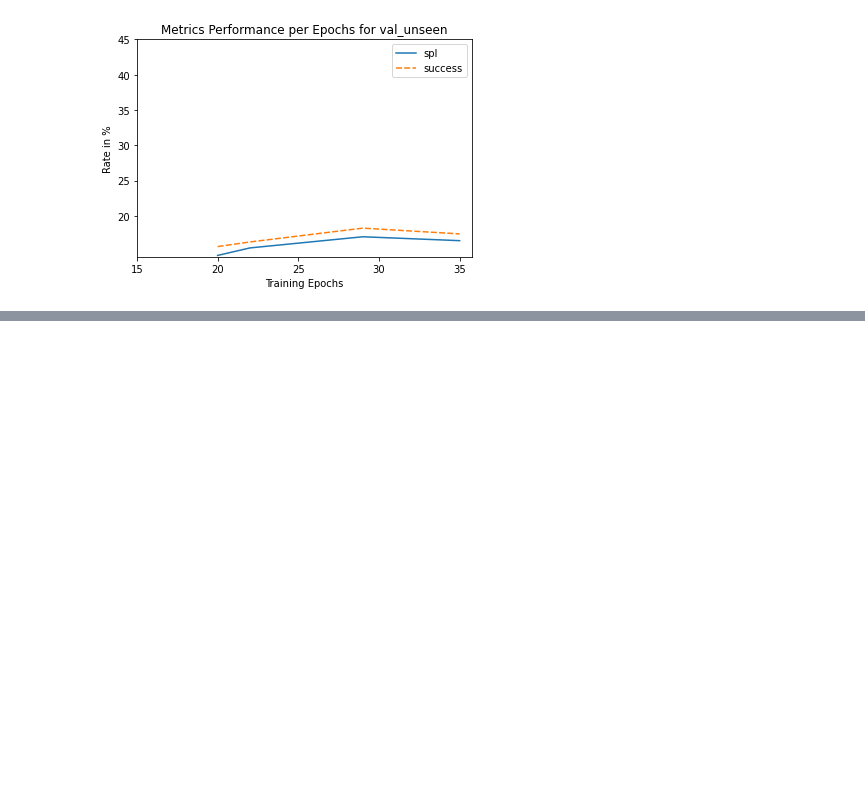
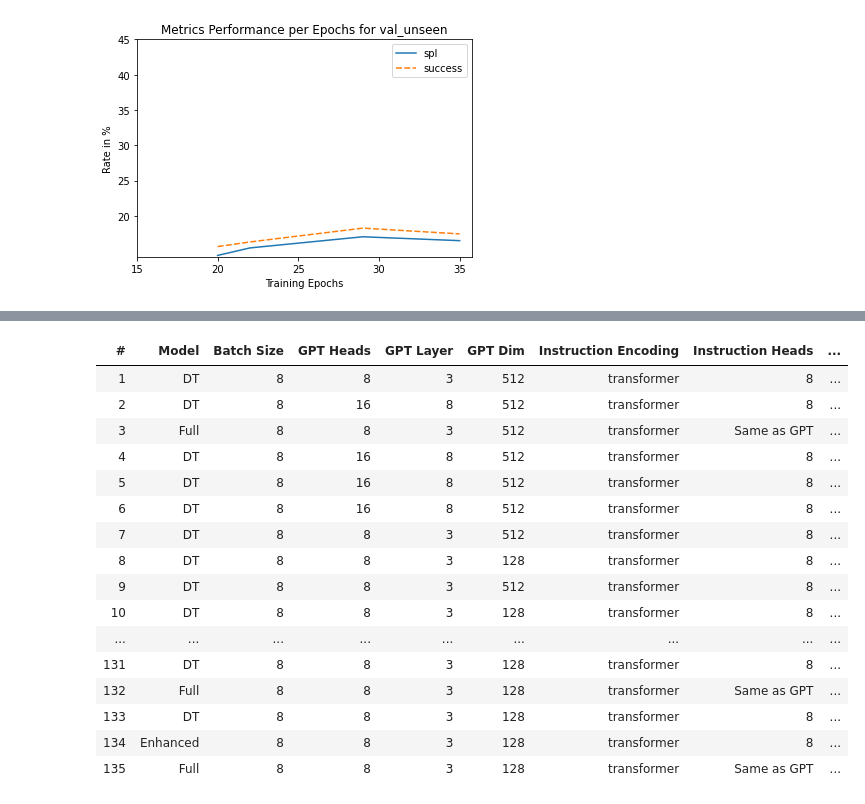
Before and after one commit to rafiberlin/VLN-CE, a Jupyter notebook: for_report_only.ipynb, the cells around one changed output, grey strips where cells are left out. Cells and saved outputs as stored; diff of their text form; code cells hidden in the pictures; blank space fills up the shorter version.

Commit message:
New conf

```diff
--- a/for_report_only.ipynb
+++ b/for_report_only.ipynb
@@ -329,0 +323,20 @@ print(displayed_conf)
+# %%
+html_display(report_conf_list)
+# %% [output]
+| # | Model | Batch Size | GPT Heads | GPT Layer | GPT Dim | Instruction Encoding | Instruction Heads | ... |
+| 1 | DT | 8 | 8 | 3 | 512 | transformer | 8 | ... |
+| 2 | DT | 8 | 16 | 8 | 512 | transformer | 8 | ... |
+| 3 | Full | 8 | 8 | 3 | 512 | transformer | Same as GPT | ... |
+| 4 | DT | 8 | 16 | 8 | 512 | transformer | 8 | ... |
+| 5 | DT | 8 | 16 | 8 | 512 | transformer | 8 | ... |
+| 6 | DT | 8 | 16 | 8 | 512 | transformer | 8 | ... |
+| 7 | DT | 8 | 8 | 3 | 512 | transformer | 8 | ... |
+| 8 | DT | 8 | 8 | 3 | 128 | transformer | 8 | ... |
+| 9 | DT | 8 | 8 | 3 | 512 | transformer | 8 | ... |
+| 10 | DT | 8 | 8 | 3 | 128 | transformer | 8 | ... |
+| ... | ... | ... | ... | ... | ... | ... | ... | ... |
+| 131 | DT | 8 | 8 | 3 | 128 | transformer | 8 | ... |
+| 132 | Full | 8 | 8 | 3 | 128 | transformer | Same as GPT | ... |
+| 133 | DT | 8 | 8 | 3 | 128 | transformer | 8 | ... |
+| 134 | Enhanced | 8 | 8 | 3 | 128 | transformer | 8 | ... |
+| 135 | Full | 8 | 8 | 3 | 128 | transformer | Same as GPT | ... |
```
Also changed, not shown: parts of 11 cells of this notebook.
